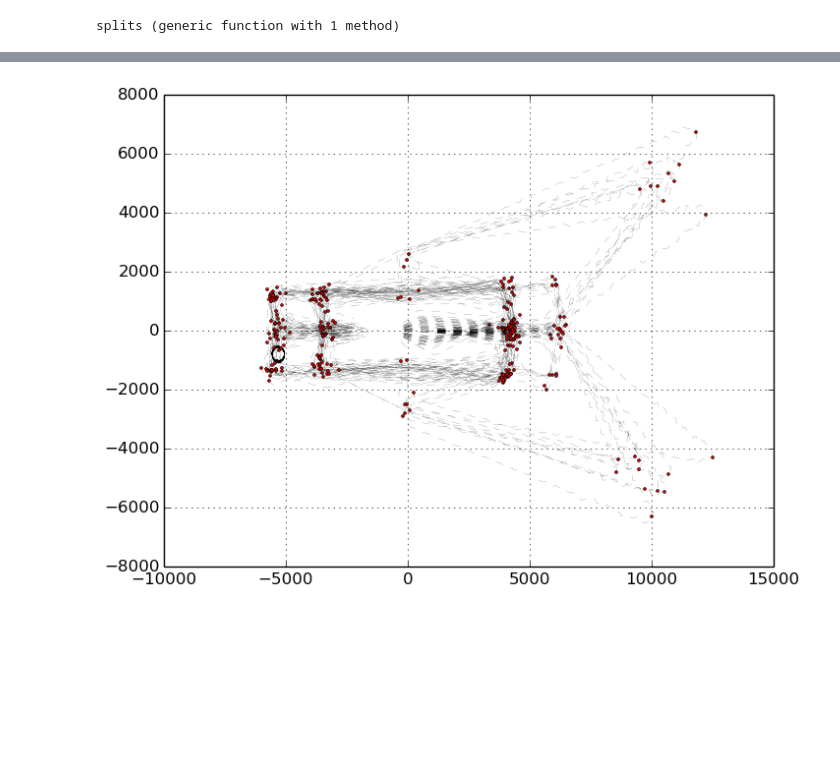
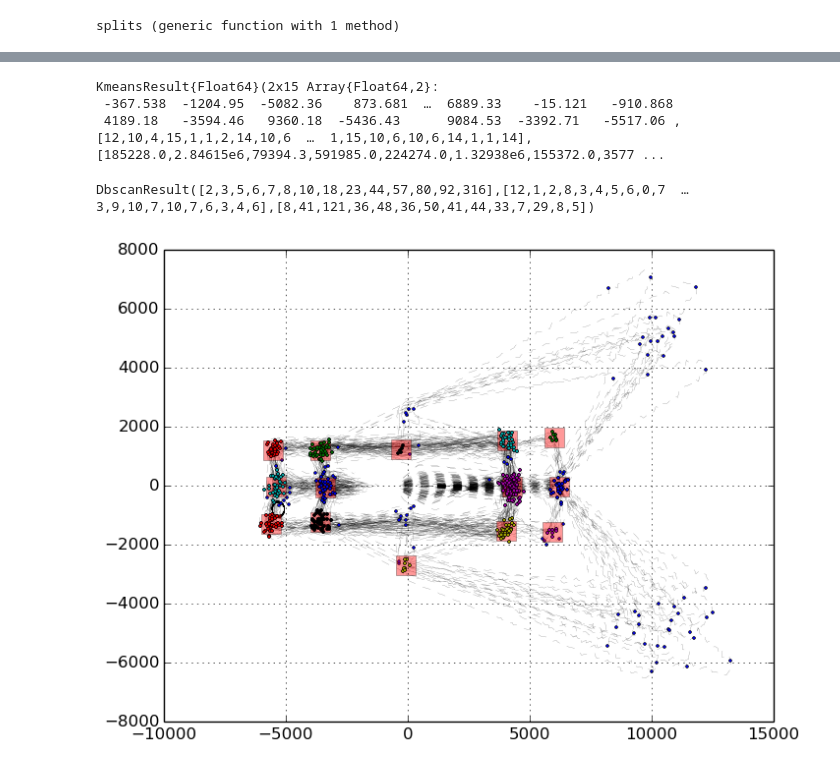
Before and after one commit to sisl/autoATC, a Jupyter notebook: turningPoints.ipynb, the cells around one changed output, grey strips where cells are left out. Saved outputs shown, nothing was run; the diff lists cells and outputs as text; code cells hidden in the pictures; blank space fills up the shorter version.

Commit message:
trying k-means and DBSCAN clustering

```diff
--- a/turningPoints.ipynb
+++ b/turningPoints.ipynb
@@ -5,4 +5,4 @@ using posType
 # %%
 using HDF5, JLD
 # %%
-trajectories = load("trajectories_sim.jld", "trajectories");
+trajectories = load("trajectories_sim.jld", "trajectories"); length(trajectories)
@@ -74,3 +76,4 @@ for (tidx, t) in enumerate(trajectories)
     tp_n[tidx] = n_tp
     tp_e[tidx] = e_tp
 end
+X = [vcat(tp_n...)', vcat(tp_e...)']
@@ -93,0 +104,2 @@ grid("on")
+# %%
+D = pairwise(Minkowski(50), X, X); D
@@ -94,15 +124,41 @@ grid("on")
+# %%
+R = kmeans(X,15)
+# %% [output]
+KmeansResult{Float64}(2x15 Array{Float64,2}:
+ -367.538  -1204.95  -5082.36    873.681  …  6889.33    -15.121   -910.868
+ 4189.18   -3594.46   9360.18  -5436.43      9084.53  -3392.71   -5517.06 ,[12,10,4,15,1,1,2,14,10,6  …  1,15,10,6,10,6,14,1,1,14],[185228.0,2.84615e6,79394.3,591985.0,224274.0,1.32938e6,155372.0,3577 ...
+# %%
+Rd = dbscan(D,200, 5)
+# %% [output]
+DbscanResult([2,3,5,6,7,8,10,18,23,44,57,80,92,316],[12,1,2,8,3,4,5,6,0,7  …  3,9,10,7,10,7,6,3,4,6],[8,41,121,36,48,36,50,41,44,33,7,29,8,5])
 # %%
 for tidx = 1:length(trajectories)
     t = trajectories[tidx]
     n = Float64[mes.n  for mes in t];
     e = Float64[mes.e  for mes in t];
 
     plot(e,n,color="black",linestyle="--",linewidth=.1)
-    plot(tp_e[tidx], tp_n[tidx], marker="o", linestyle="", color="red", markersize=2)
+    #plot(tp_e[tidx], tp_n[tidx], marker="o", linestyle="", color="red", markersize=2)
 
 #     plot(headings[i], linestyle="", marker=".", markersize=1, color="red")
 #     plot(filtHeadings[i], linestyle="-", marker="+")
 end
+plot(X[2,:], X[1,:], marker="o", linestyle="", color="blue", markersize=2)
+
+#K-means
+#plot(R.centers[2,:], R.centers[1,:], marker="o", linestyle="", color="red", markersize=15, alpha=.4)
+
+#DBSCAN
+for assign in unique(Rd.assignments)
+    if assign > 0
+        idx = find(a -> a == assign, Rd.assignments)
+        n = mean(X[1,idx],2)
+        e = mean(X[2,idx],2)
+        plot(e, n, marker="o",  marker="s", linestyle="", color="red", markersize=15, alpha=.4)
+        plot(X[2,idx]', X[1,idx]', marker="o", linestyle="", markersize=2)
+    end
+end
+
 grid("on")
 # %% [output]
-[figure, old version]
+[figure, new version]
```
Also changed, not shown: parts of 9 cells of this notebook, 1 other file.
